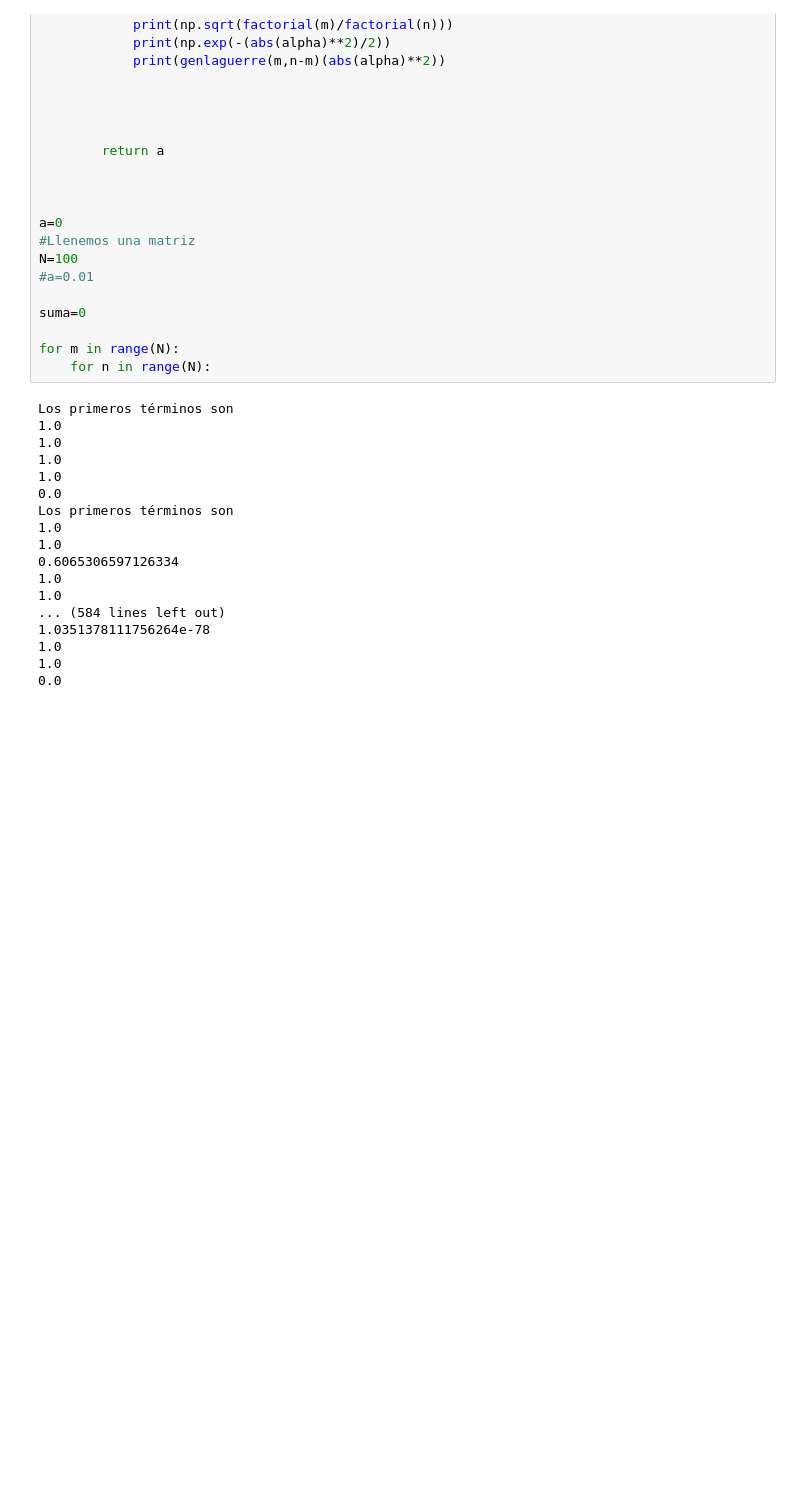
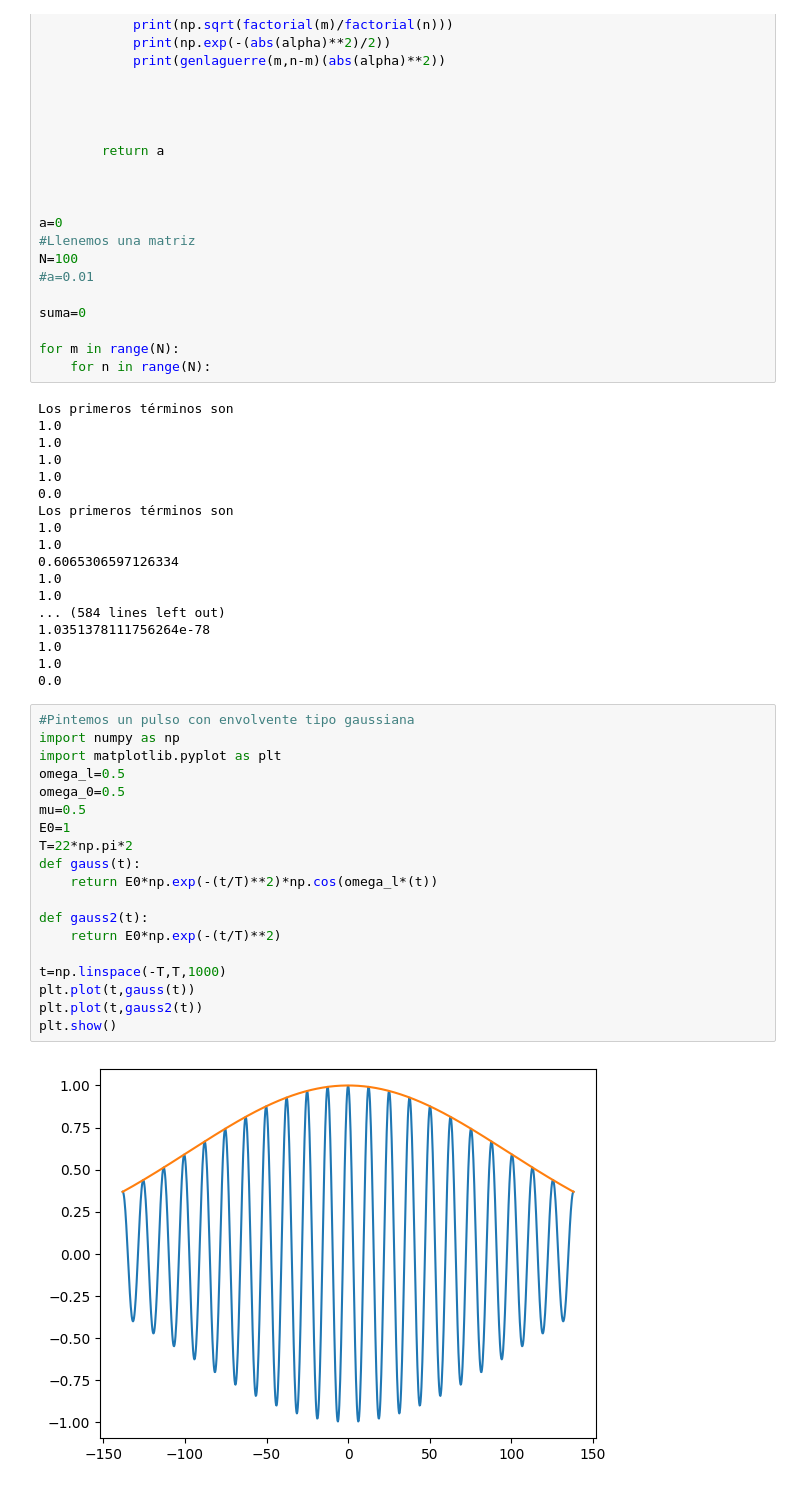
Before and after one commit to miguelgalviseli/Quantum_Photodynamics, a Jupyter notebook: ejemplo.ipynb, the cells around one changed output. Cells and saved outputs as stored; diff of their text form; blank space fills up the shorter version.

```diff
--- a/ejemplo.ipynb
+++ b/ejemplo.ipynb
@@ -412,3 +420,24 @@ Los primeros términos son
 1.0
 1.0
 0.0
+# %%
+#Pintemos un pulso con envolvente tipo gaussiana
+import numpy as np
+import matplotlib.pyplot as plt
+omega_l=0.5
+omega_0=0.5
+mu=0.5
+E0=1
+T=22*np.pi*2
+def gauss(t):
+    return E0*np.exp(-(t/T)**2)*np.cos(omega_l*(t))
+
+def gauss2(t):
+    return E0*np.exp(-(t/T)**2)
+
+t=np.linspace(-T,T,1000)
+plt.plot(t,gauss(t))
+plt.plot(t,gauss2(t))
+plt.show()
+# %% [output]
+[figure, added]
```
Also changed, not shown: parts of 2 cells of this notebook, 3 other files.
